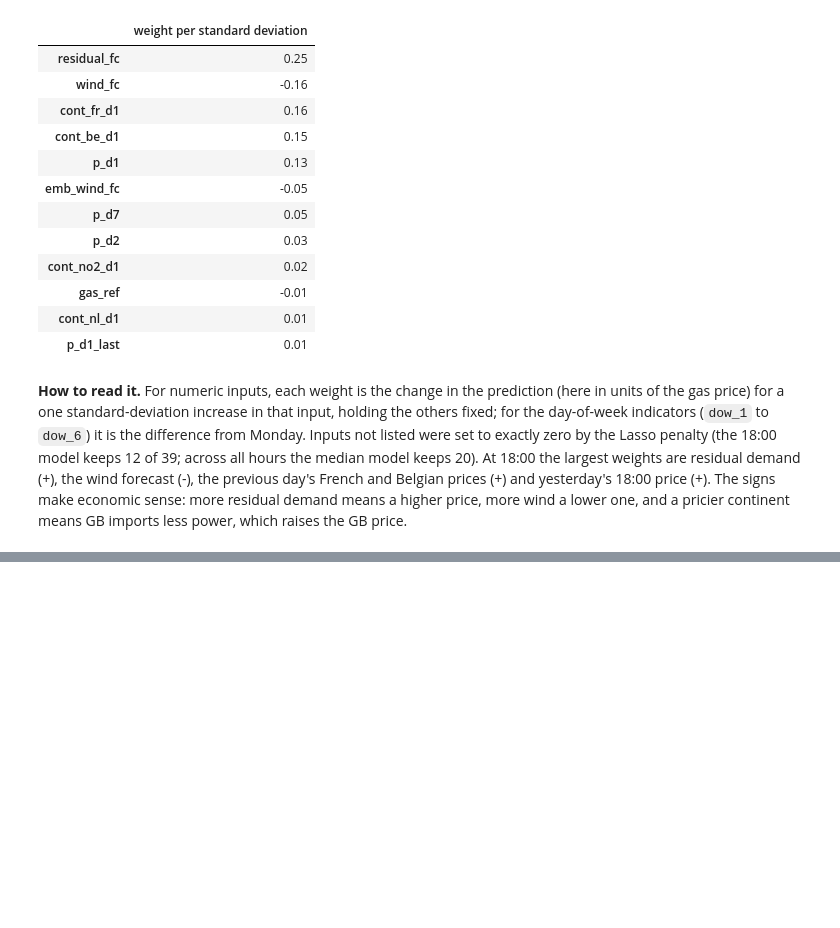
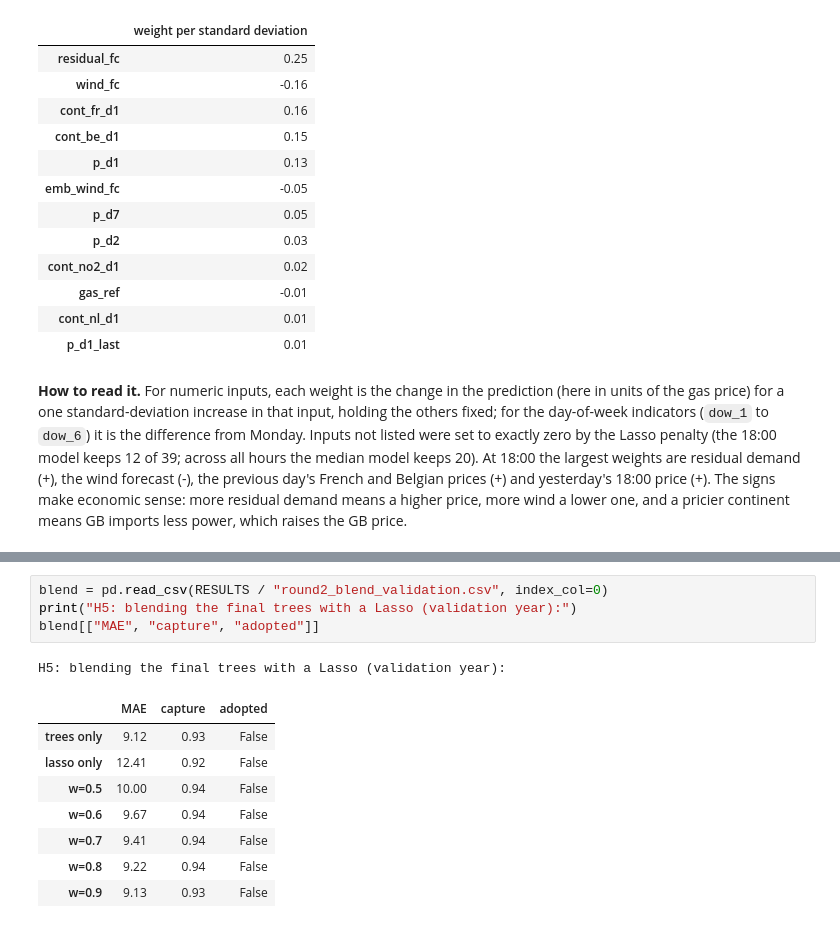
Before and after one commit to filippobounous/gb-day-ahead-price-forecast, a Jupyter notebook: notebooks/walkthrough.ipynb, the cells around one changed output, grey strips where cells are left out. Drawn from its saved outputs; the diff is of its cells as text; blank space fills up the shorter version.

```diff
--- a/notebooks/walkthrough.ipynb
+++ b/notebooks/walkthrough.ipynb
@@ -435,0 +472,14 @@ Lasso (lasso_ratio), 18:00 model: 12 of 39 inputs kept
+# %%
+blend = pd.read_csv(RESULTS / "round2_blend_validation.csv", index_col=0)
+print("H5: blending the final trees with a Lasso (validation year):")
+blend[["MAE", "capture", "adopted"]]
+# %% [output]
+H5: blending the final trees with a Lasso (validation year):
+|  | MAE | capture | adopted |
+| trees only | 9.12 | 0.93 | False |
+| lasso only | 12.41 | 0.92 | False |
+| w=0.5 | 10.00 | 0.94 | False |
+| w=0.6 | 9.67 | 0.94 | False |
+| w=0.7 | 9.41 | 0.94 | False |
+| w=0.8 | 9.22 | 0.94 | False |
+| w=0.9 | 9.13 | 0.93 | False |
```
Also changed, not shown: parts of 16 cells of this notebook, 9 other files.
